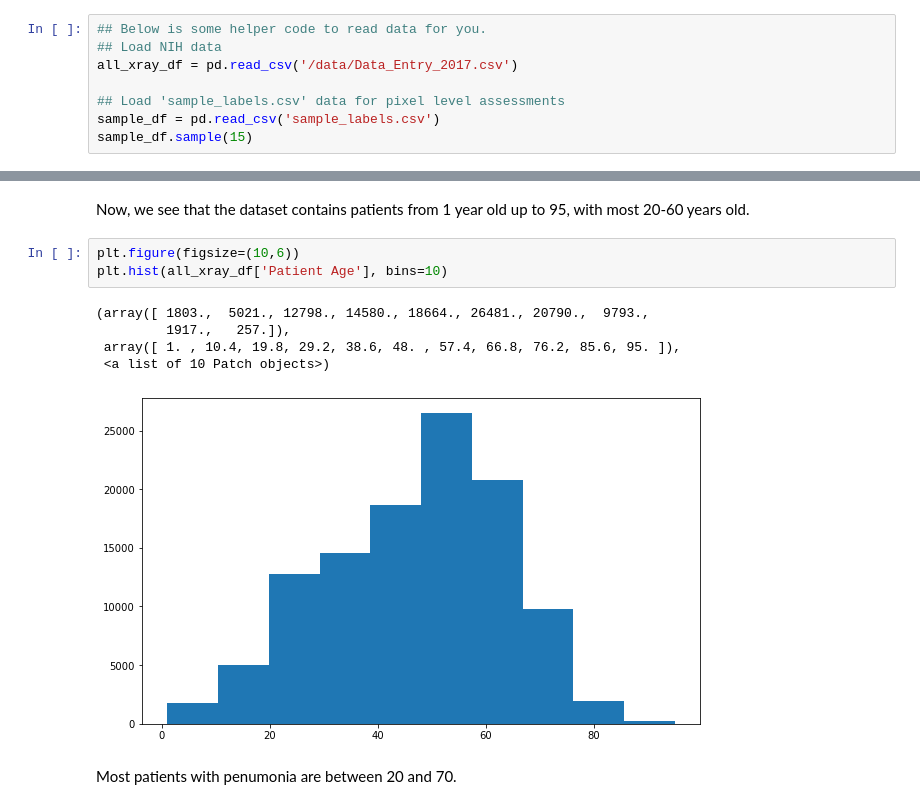
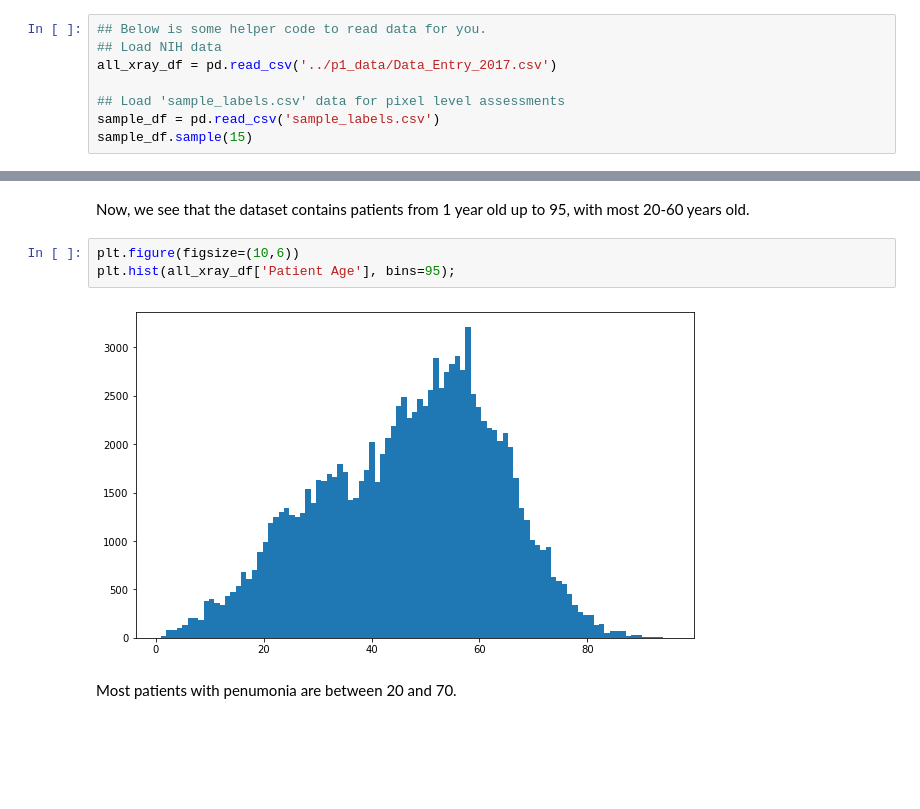
Before and after one commit to felixglush/Pneumonia-Detection, a Jupyter notebook: EDA.ipynb, the cells around one changed output, grey strips where cells are left out. Cells and saved outputs as stored; diff of their text form; blank space fills up the shorter version.

```diff
--- a/EDA.ipynb
+++ b/EDA.ipynb
@@ -32,7 +35,7 @@ Also, **describe your findings and how will you set up the model training based
 # %%
 ## Below is some helper code to read data for you.
 ## Load NIH data
-all_xray_df = pd.read_csv('/data/Data_Entry_2017.csv')
+all_xray_df = pd.read_csv('../p1_data/Data_Entry_2017.csv')
 
 ## Load 'sample_labels.csv' data for pixel level assessments
 sample_df = pd.read_csv('sample_labels.csv')
@@ -208,13 +211,9 @@ Max age 95
 Now, we see that the dataset contains patients from 1 year old up to 95, with most 20-60 years old.
 # %%
 plt.figure(figsize=(10,6))
-plt.hist(all_xray_df['Patient Age'], bins=10)
+plt.hist(all_xray_df['Patient Age'], bins=95);
 # %% [output]
-(array([ 1803.,  5021., 12798., 14580., 18664., 26481., 20790.,  9793.,
-         1917.,   257.]),
- array([ 1. , 10.4, 19.8, 29.2, 38.6, 48. , 57.4, 66.8, 76.2, 85.6, 95. ]),
- <a list of 10 Patch objects>)
-[figure, old version]
+[figure, new version]
 # %% [markdown]
 Most patients with penumonia are between 20 and 70.
 # %%
```
Also changed, not shown: parts of 43 cells of this notebook.
